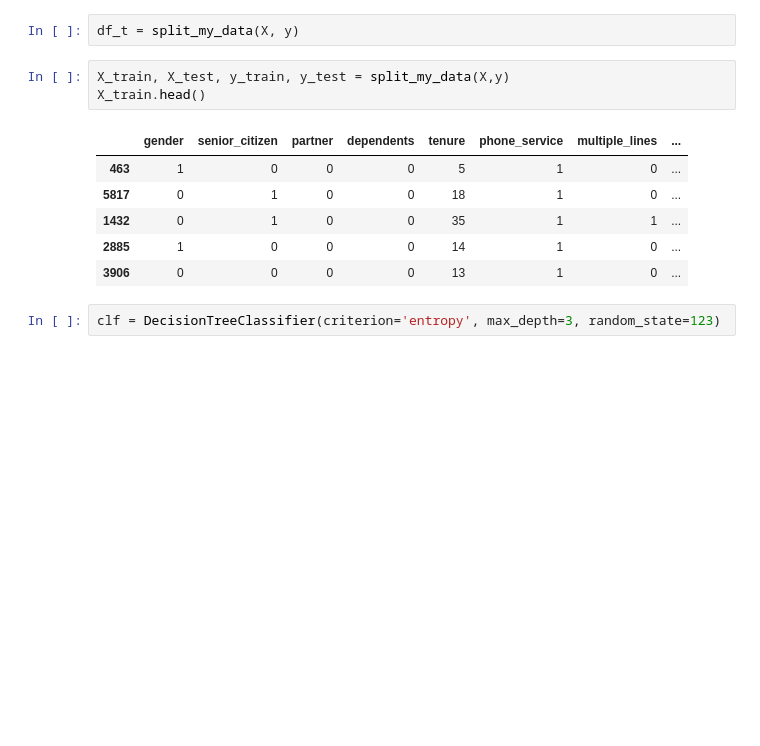
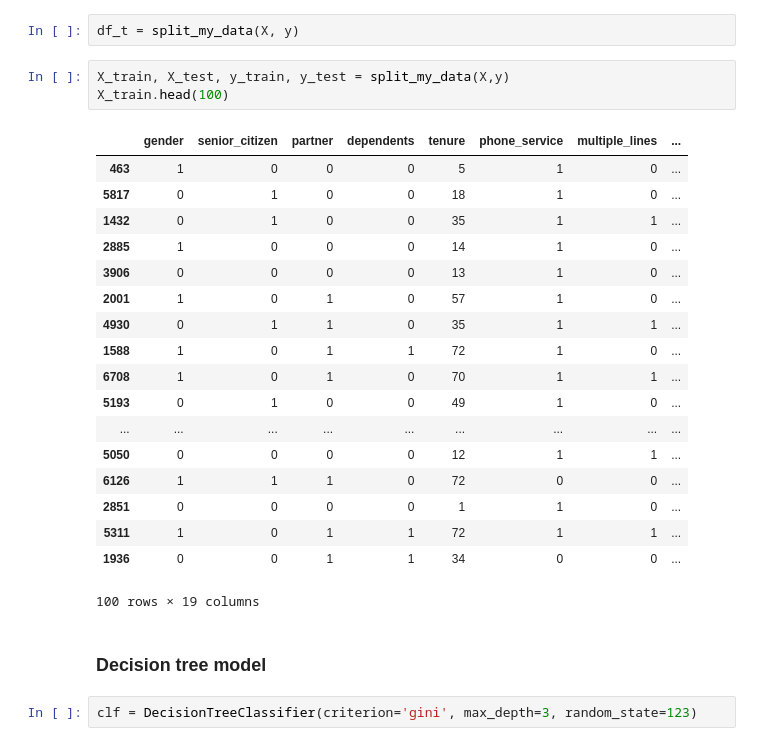
Before and after one commit to soslin/telco-churn-project, a Jupyter notebook: telco_customer_churn.ipynb, the cells around one changed output. Saved outputs shown, nothing was run; the diff lists cells and outputs as text; blank space fills up the shorter version.

```diff
--- a/telco_customer_churn.ipynb
+++ b/telco_customer_churn.ipynb
@@ -215,13 +215,27 @@ y = pd.DataFrame(df_t['churn'])
 df_t = split_my_data(X, y)
 # %%
 X_train, X_test, y_train, y_test = split_my_data(X,y)
-X_train.head()
+X_train.head(100)
 # %% [output]
 |  | gender | senior_citizen | partner | dependents | tenure | phone_service | multiple_lines | ... |
 | 463 | 1 | 0 | 0 | 0 | 5 | 1 | 0 | ... |
 | 5817 | 0 | 1 | 0 | 0 | 18 | 1 | 0 | ... |
 | 1432 | 0 | 1 | 0 | 0 | 35 | 1 | 1 | ... |
 | 2885 | 1 | 0 | 0 | 0 | 14 | 1 | 0 | ... |
 | 3906 | 0 | 0 | 0 | 0 | 13 | 1 | 0 | ... |
+| 2001 | 1 | 0 | 1 | 0 | 57 | 1 | 0 | ... |
+| 4930 | 0 | 1 | 1 | 0 | 35 | 1 | 1 | ... |
+| 1588 | 1 | 0 | 1 | 1 | 72 | 1 | 0 | ... |
+| 6708 | 1 | 0 | 1 | 0 | 70 | 1 | 1 | ... |
+| 5193 | 0 | 1 | 0 | 0 | 49 | 1 | 0 | ... |
+| ... | ... | ... | ... | ... | ... | ... | ... | ... |
+| 5050 | 0 | 0 | 0 | 0 | 12 | 1 | 1 | ... |
+| 6126 | 1 | 1 | 1 | 0 | 72 | 0 | 0 | ... |
+| 2851 | 0 | 0 | 0 | 0 | 1 | 1 | 0 | ... |
+| 5311 | 1 | 0 | 1 | 1 | 72 | 1 | 1 | ... |
+| 1936 | 0 | 0 | 1 | 1 | 34 | 0 | 0 | ... |
+100 rows × 19 columns
+# %% [markdown]
+### Decision tree model
 # %%
-clf = DecisionTreeClassifier(criterion='entropy', max_depth=3, random_state=123)
+clf = DecisionTreeClassifier(criterion='gini', max_depth=3, random_state=123)
```
Also changed, not shown: parts of 37 cells of this notebook.
